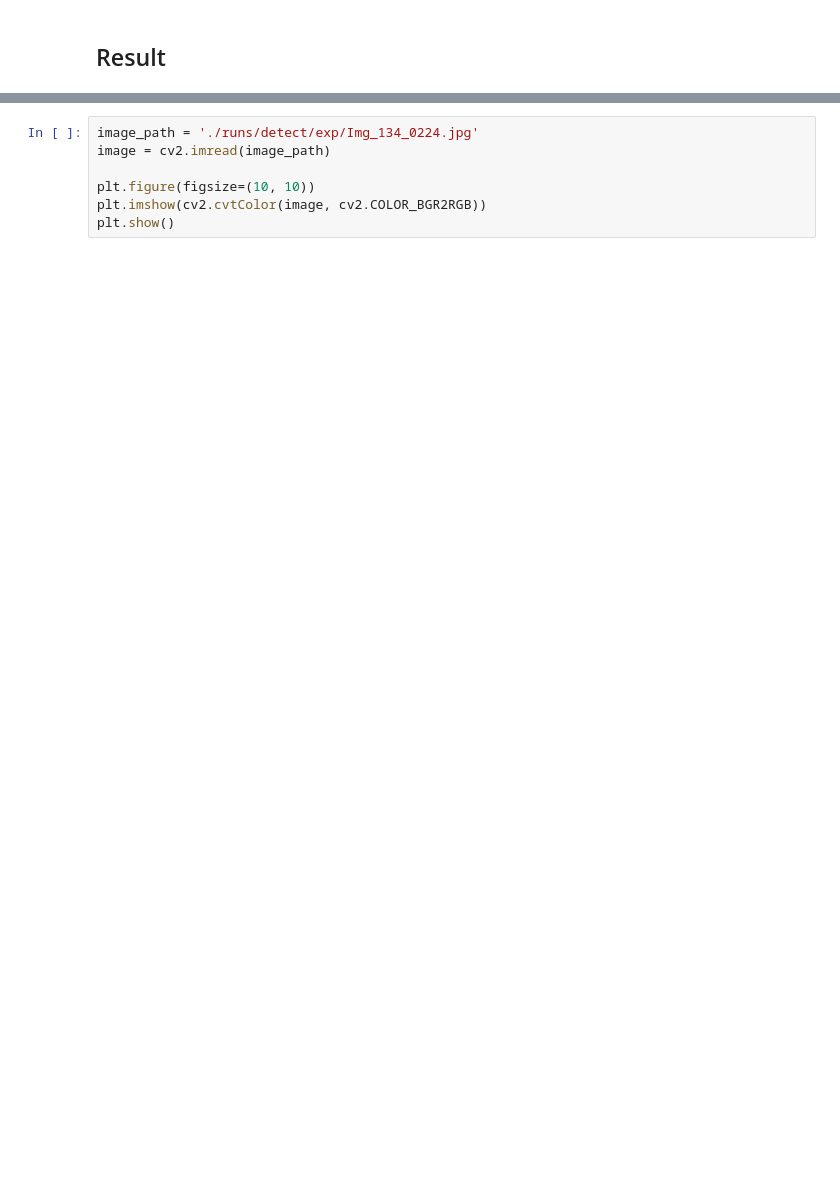
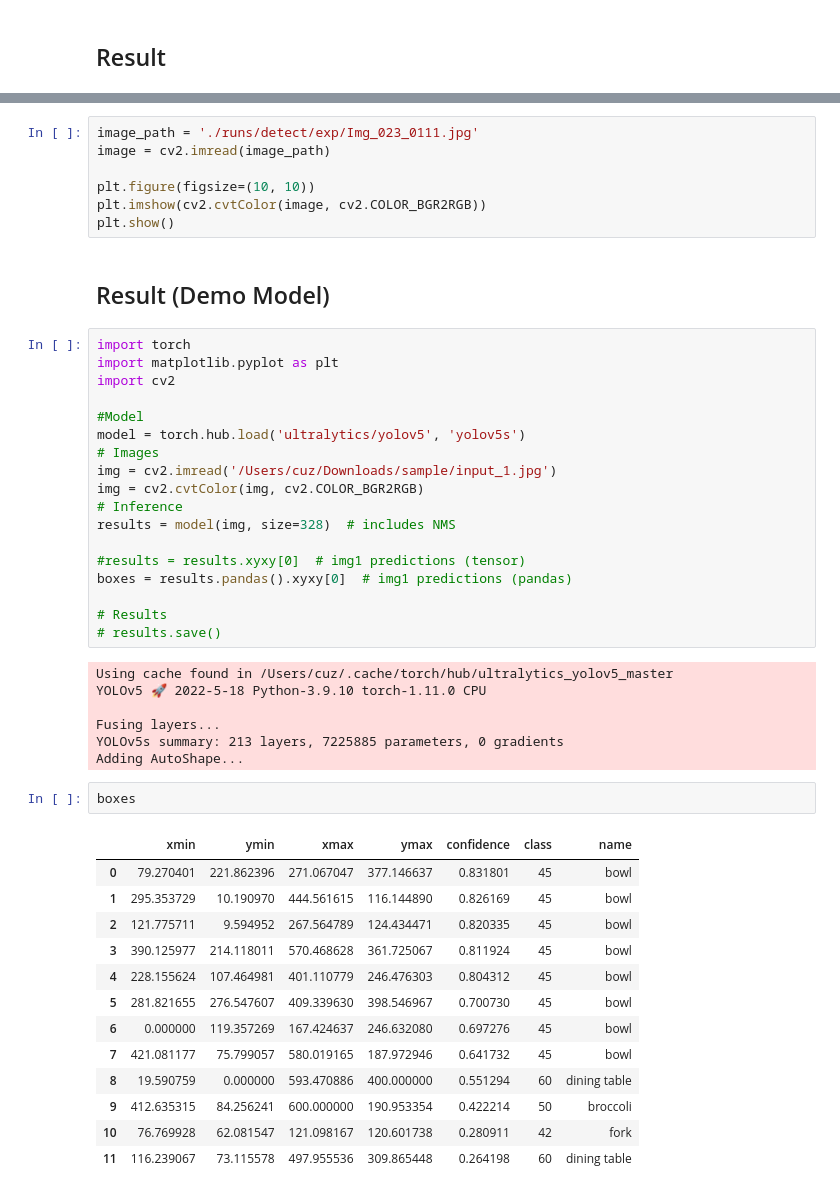
Before and after one commit to minyeamer/dinut, a Jupyter notebook: krfood/model.ipynb, the cells around one changed output, grey strips where cells are left out. Cells and saved outputs as stored; diff of their text form; blank space fills up the shorter version.

```diff
--- a/krfood/model.ipynb
+++ b/krfood/model.ipynb
@@ -117,9 +108,52 @@ boxes = results.pandas().xyxy[0]  # img1 predictions (pandas)
 results.print()
 results.show()  # or .show()
 # %%
-image_path = './runs/detect/exp/Img_134_0224.jpg'
+image_path = './runs/detect/exp/Img_023_0111.jpg'
 image = cv2.imread(image_path)
 
 plt.figure(figsize=(10, 10))
 plt.imshow(cv2.cvtColor(image, cv2.COLOR_BGR2RGB))
 plt.show()
+# %% [markdown]
+## Result (Demo Model)
+# %%
+import torch
+import matplotlib.pyplot as plt
+import cv2
+
+#Model
+model = torch.hub.load('ultralytics/yolov5', 'yolov5s')
+# Images
+img = cv2.imread('/Users/cuz/Downloads/sample/input_1.jpg')
+img = cv2.cvtColor(img, cv2.COLOR_BGR2RGB)
+# Inference
+results = model(img, size=328)  # includes NMS
+
+#results = results.xyxy[0]  # img1 predictions (tensor)
+boxes = results.pandas().xyxy[0]  # img1 predictions (pandas)
+
+# Results
+# results.save()
+# %% [output]
+Using cache found in /Users/cuz/.cache/torch/hub/ultralytics_yolov5_master
+YOLOv5 🚀 2022-5-18 Python-3.9.10 torch-1.11.0 CPU
+
+Fusing layers...
+YOLOv5s summary: 213 layers, 7225885 parameters, 0 gradients
+Adding AutoShape...
+# %%
+boxes
+# %% [output]
+|  | xmin | ymin | xmax | ymax | confidence | class | name |
+| 0 | 79.270401 | 221.862396 | 271.067047 | 377.146637 | 0.831801 | 45 | bowl |
+| 1 | 295.353729 | 10.190970 | 444.561615 | 116.144890 | 0.826169 | 45 | bowl |
+| 2 | 121.775711 | 9.594952 | 267.564789 | 124.434471 | 0.820335 | 45 | bowl |
+| 3 | 390.125977 | 214.118011 | 570.468628 | 361.725067 | 0.811924 | 45 | bowl |
+| 4 | 228.155624 | 107.464981 | 401.110779 | 246.476303 | 0.804312 | 45 | bowl |
+| 5 | 281.821655 | 276.547607 | 409.339630 | 398.546967 | 0.700730 | 45 | bowl |
+| 6 | 0.000000 | 119.357269 | 167.424637 | 246.632080 | 0.697276 | 45 | bowl |
+| 7 | 421.081177 | 75.799057 | 580.019165 | 187.972946 | 0.641732 | 45 | bowl |
+| 8 | 19.590759 | 0.000000 | 593.470886 | 400.000000 | 0.551294 | 60 | dining table |
+| 9 | 412.635315 | 84.256241 | 600.000000 | 190.953354 | 0.422214 | 50 | broccoli |
+| 10 | 76.769928 | 62.081547 | 121.098167 | 120.601738 | 0.280911 | 42 | fork |
+| 11 | 116.239067 | 73.115578 | 497.955536 | 309.865448 | 0.264198 | 60 | dining table |
```
Also changed, not shown: parts of 8 cells of this notebook.
